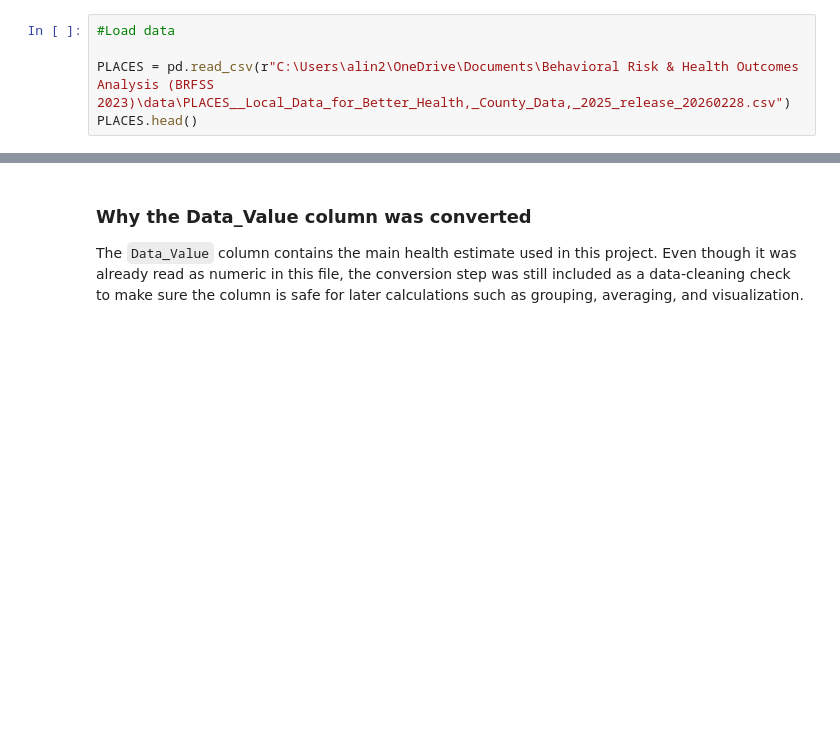
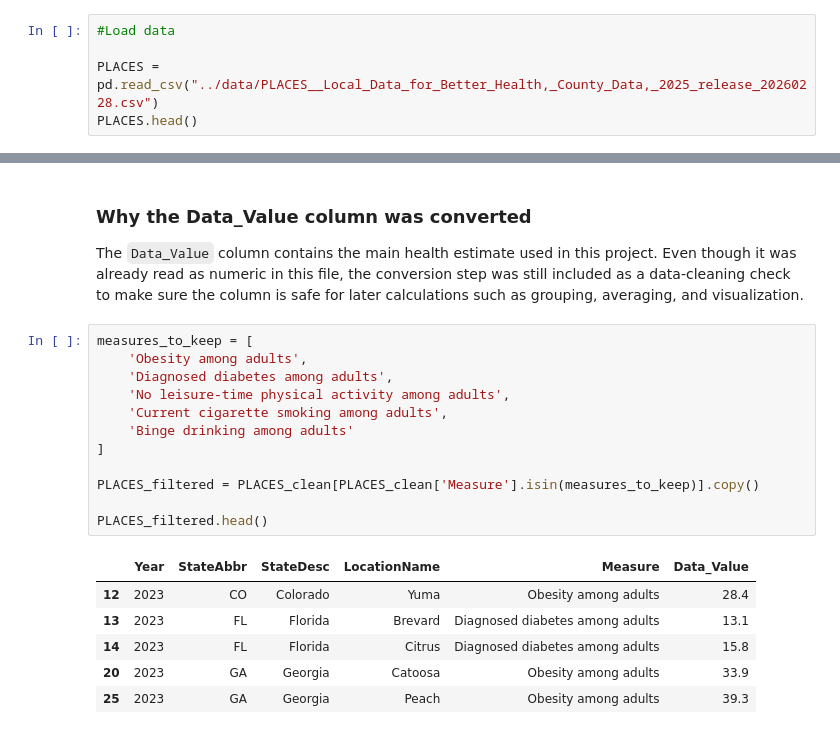
Before and after one commit to Alineu-max/Behavioral-Risk-Health-Outcomes-Analysis-BRFSS-2023-, a Jupyter notebook: notebook/places_cleaning.ipynb, the cells around one changed output, grey strips where cells are left out. Cells and saved outputs as stored; diff of their text form; blank space fills up the shorter version.

```diff
--- a/notebook/places_cleaning.ipynb
+++ b/notebook/places_cleaning.ipynb
@@ -11,7 +11,7 @@ import matplotlib.pyplot as plt
 # %%
 #Load data
 
-PLACES = pd.read_csv(r"C:\Users\alin2\OneDrive\Documents\Behavioral Risk & Health Outcomes Analysis (BRFSS 2023)\data\PLACES__Local_Data_for_Better_Health,_County_Data,_2025_release_20260228.csv")
+PLACES = pd.read_csv("../data/PLACES__Local_Data_for_Better_Health,_County_Data,_2025_release_20260228.csv")
 PLACES.head()
 # %% [output]
 |  | Year | StateAbbr | StateDesc | LocationName | DataSource | Category | Measure | Data_Value_Unit | ... |
@@ -150,3 +150,22 @@ memory usage: 10.5+ MB
 ### Why the Data_Value column was converted
 
 The `Data_Value` column contains the main health estimate used in this project. Even though it was already read as numeric in this file, the conversion step was still included as a data-cleaning check to make sure the column is safe for later calculations such as grouping, averaging, and visualization.
+# %%
+measures_to_keep = [
+    'Obesity among adults',
+    'Diagnosed diabetes among adults',
+    'No leisure-time physical activity among adults',
+    'Current cigarette smoking among adults',
+    'Binge drinking among adults'
+]
+
+PLACES_filtered = PLACES_clean[PLACES_clean['Measure'].isin(measures_to_keep)].copy()
+
+PLACES_filtered.head()
+# %% [output]
+|  | Year | StateAbbr | StateDesc | LocationName | Measure | Data_Value |
+| 12 | 2023 | CO | Colorado | Yuma | Obesity among adults | 28.4 |
+| 13 | 2023 | FL | Florida | Brevard | Diagnosed diabetes among adults | 13.1 |
+| 14 | 2023 | FL | Florida | Citrus | Diagnosed diabetes among adults | 15.8 |
+| 20 | 2023 | GA | Georgia | Catoosa | Obesity among adults | 33.9 |
+| 25 | 2023 | GA | Georgia | Peach | Obesity among adults | 39.3 |
```
Also changed, not shown: parts of 13 cells of this notebook.
